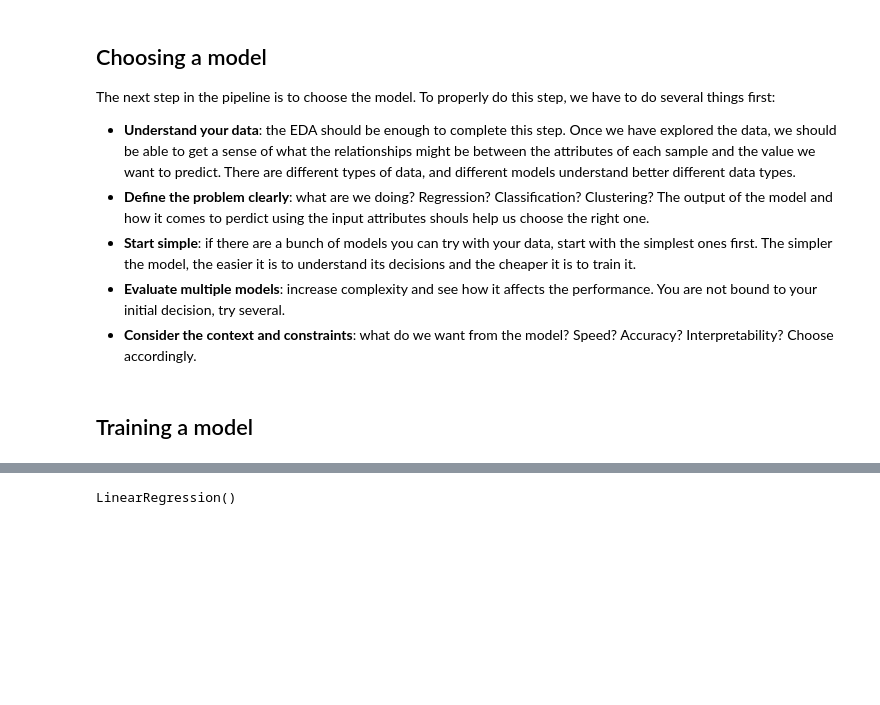
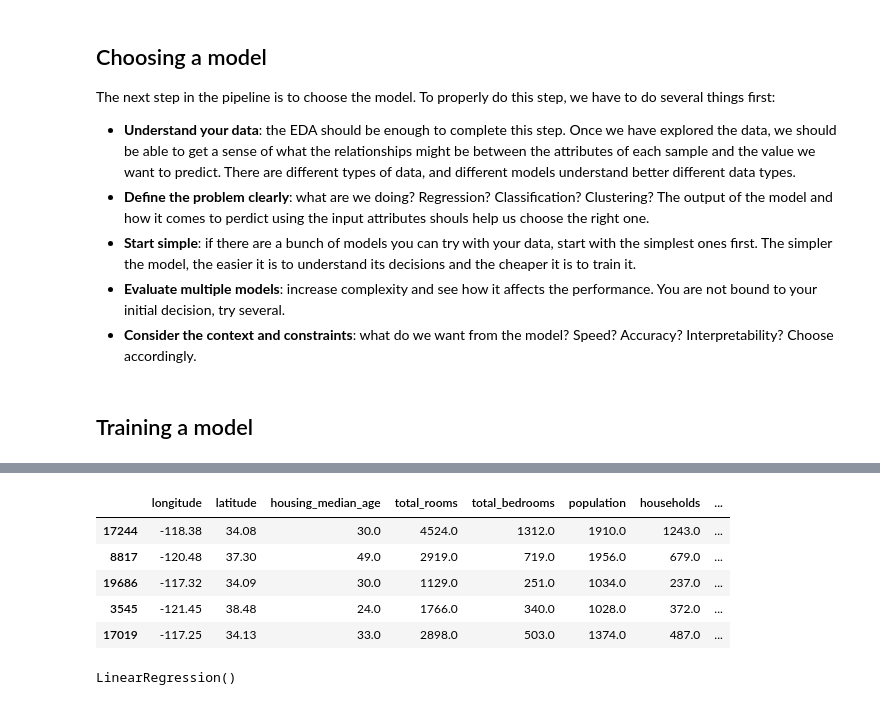
Before and after one commit to luzkar/ml-intro-course-spring2025, a Jupyter notebook: sessions/session_3/Introduction_to_Machine_Learning.ipynb, the cells around one changed output, grey strips where cells are left out. Drawn from its saved outputs; the diff is of its cells as text; code cells hidden in the pictures; blank space fills up the shorter version.

```diff
--- a/sessions/session_3/Introduction_to_Machine_Learning.ipynb
+++ b/sessions/session_3/Introduction_to_Machine_Learning.ipynb
@@ -107,6 +124,15 @@ Training, as we have already discussed, is the phase where we teach the model ho
 **Loss function**. It is also called the objective function. In supervised learning, when the model predicts something, there will almost always be a difference between the prediction and the real value (label). How we define this difference is what we call the **loss function**. Depending on how we define it, the objective of the model will be to minimize it or maximize it. When we train the model, it is adjusting its internal parameters (also called weights) so that this function is minimized or maximized, depending on the objective.
 
 ![image](https://gbhat.com/assets/gifs/linear_regression.gif)
+# %%
+train_set.head()
+# %% [output]
+|  | longitude | latitude | housing_median_age | total_rooms | total_bedrooms | population | households | ... |
+| 17244 | -118.38 | 34.08 | 30.0 | 4524.0 | 1312.0 | 1910.0 | 1243.0 | ... |
+| 8817 | -120.48 | 37.30 | 49.0 | 2919.0 | 719.0 | 1956.0 | 679.0 | ... |
+| 19686 | -117.32 | 34.09 | 30.0 | 1129.0 | 251.0 | 1034.0 | 237.0 | ... |
+| 3545 | -121.45 | 38.48 | 24.0 | 1766.0 | 340.0 | 1028.0 | 372.0 | ... |
+| 17019 | -117.25 | 34.13 | 33.0 | 2898.0 | 503.0 | 1374.0 | 487.0 | ... |
 # %%
 # Setting aside the input data and the ground truth (usually called y)
 y = train_set["median_house_value"]
```
Also changed, not shown: parts of 8 cells of this notebook.
